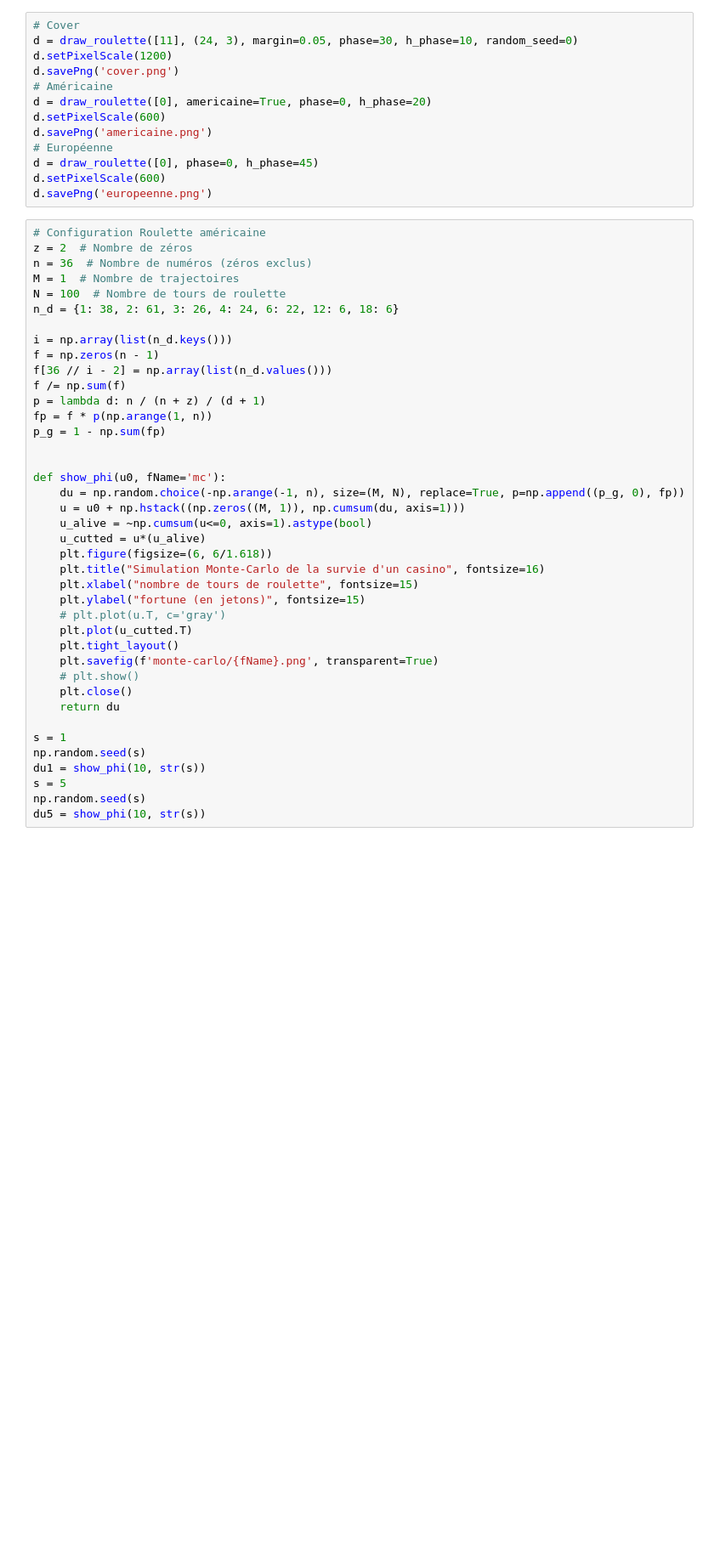
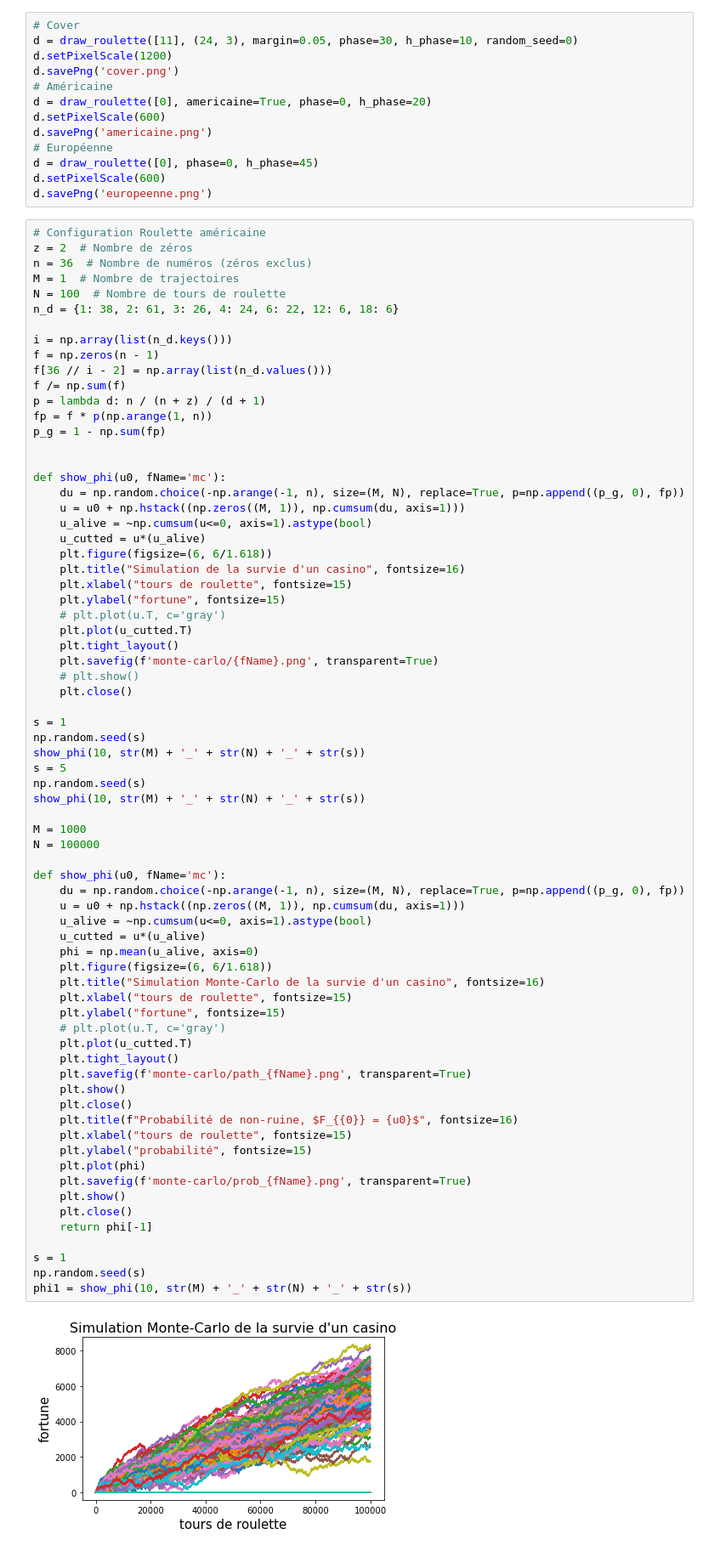
Before and after one commit to jeanHeibig/casinoRoulette, a Jupyter notebook: illustration.ipynb, the cells around one changed output. Shown: that part at 85% size. Saved outputs shown, nothing was run; the diff lists cells and outputs as text; blank space fills up the shorter version.

Commit message:
Add Monte-Carlo image

```diff
--- a/illustration.ipynb
+++ b/illustration.ipynb
@@ -23,36 +23,69 @@ n = 36  # Nombre de numéros (zéros exclus)
 M = 1  # Nombre de trajectoires
 N = 100  # Nombre de tours de roulette
 n_d = {1: 38, 2: 61, 3: 26, 4: 24, 6: 22, 12: 6, 18: 6}
 
 i = np.array(list(n_d.keys()))
 f = np.zeros(n - 1)
 f[36 // i - 2] = np.array(list(n_d.values()))
 f /= np.sum(f)
 p = lambda d: n / (n + z) / (d + 1)
 fp = f * p(np.arange(1, n))
 p_g = 1 - np.sum(fp)
 
 
 def show_phi(u0, fName='mc'):
     du = np.random.choice(-np.arange(-1, n), size=(M, N), replace=True, p=np.append((p_g, 0), fp))
     u = u0 + np.hstack((np.zeros((M, 1)), np.cumsum(du, axis=1)))
     u_alive = ~np.cumsum(u<=0, axis=1).astype(bool)
     u_cutted = u*(u_alive)
     plt.figure(figsize=(6, 6/1.618))
-    plt.title("Simulation Monte-Carlo de la survie d'un casino", fontsize=16)
-    plt.xlabel("nombre de tours de roulette", fontsize=15)
-    plt.ylabel("fortune (en jetons)", fontsize=15)
+    plt.title("Simulation de la survie d'un casino", fontsize=16)
+    plt.xlabel("tours de roulette", fontsize=15)
+    plt.ylabel("fortune", fontsize=15)
     # plt.plot(u.T, c='gray')
     plt.plot(u_cutted.T)
     plt.tight_layout()
     plt.savefig(f'monte-carlo/{fName}.png', transparent=True)
     # plt.show()
     plt.close()
-    return du
 
 s = 1
 np.random.seed(s)
-du1 = show_phi(10, str(s))
+show_phi(10, str(M) + '_' + str(N) + '_' + str(s))
 s = 5
 np.random.seed(s)
-du5 = show_phi(10, str(s))
+show_phi(10, str(M) + '_' + str(N) + '_' + str(s))
+
+M = 1000
+N = 100000
+
+def show_phi(u0, fName='mc'):
+    du = np.random.choice(-np.arange(-1, n), size=(M, N), replace=True, p=np.append((p_g, 0), fp))
+    u = u0 + np.hstack((np.zeros((M, 1)), np.cumsum(du, axis=1)))
+    u_alive = ~np.cumsum(u<=0, axis=1).astype(bool)
+    u_cutted = u*(u_alive)
+    phi = np.mean(u_alive, axis=0)
+    plt.figure(figsize=(6, 6/1.618))
+    plt.title("Simulation Monte-Carlo de la survie d'un casino", fontsize=16)
+    plt.xlabel("tours de roulette", fontsize=15)
+    plt.ylabel("fortune", fontsize=15)
+    # plt.plot(u.T, c='gray')
+    plt.plot(u_cutted.T)
+    plt.tight_layout()
+    plt.savefig(f'monte-carlo/path_{fName}.png', transparent=True)
+    plt.show()
+    plt.close()
+    plt.title(f"Probabilité de non-ruine, $F_{{0}} = {u0}$", fontsize=16)
+    plt.xlabel("tours de roulette", fontsize=15)
+    plt.ylabel("probabilité", fontsize=15)
+    plt.plot(phi)
+    plt.savefig(f'monte-carlo/prob_{fName}.png', transparent=True)
+    plt.show()
+    plt.close()
+    return phi[-1]
+
+s = 1
+np.random.seed(s)
+phi1 = show_phi(10, str(M) + '_' + str(N) + '_' + str(s))
+# %% [output]
+[figure, added]
```
Also changed, not shown: parts of 3 cells of this notebook, 7 other files.
